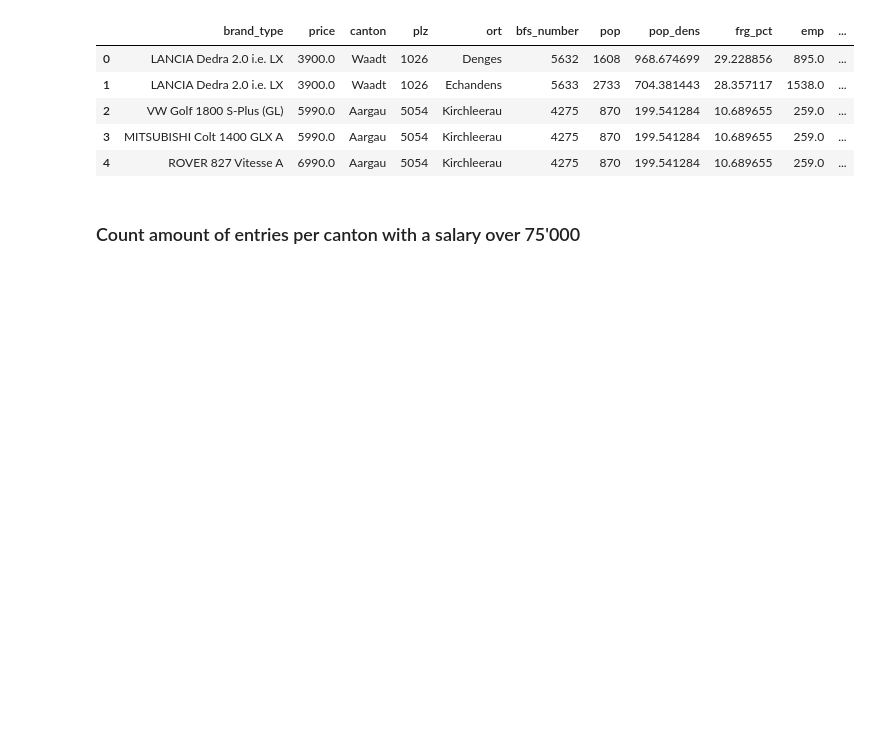
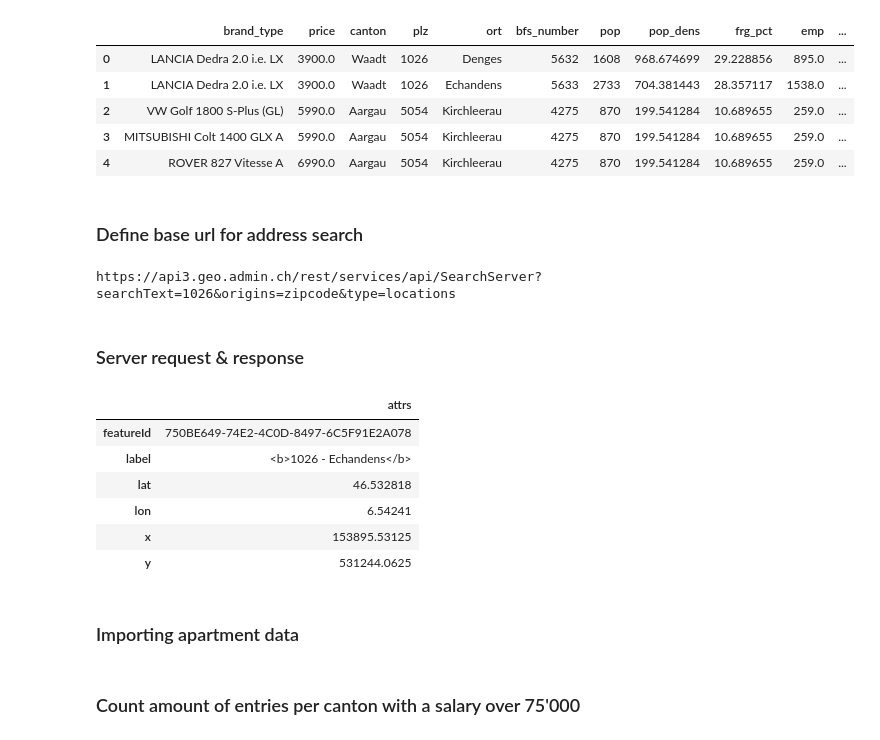
Before and after one commit to Sapdmsql/data_analytics_python_postgres, a Jupyter notebook: jupyter_postgres_db.ipynb, the cells around one changed output. Drawn from its saved outputs; the diff is of its cells as text; code cells hidden in the pictures; blank space fills up the shorter version.

```diff
--- a/jupyter_postgres_db.ipynb
+++ b/jupyter_postgres_db.ipynb
@@ -310,3 +313,44 @@ df_sub.head()
 | 2 | VW Golf 1800 S-Plus (GL) | 5990.0 | Aargau | 5054 | Kirchleerau | 4275 | 870 | 199.541284 | 10.689655 | 259.0 | ... |
 | 3 | MITSUBISHI Colt 1400 GLX A | 5990.0 | Aargau | 5054 | Kirchleerau | 4275 | 870 | 199.541284 | 10.689655 | 259.0 | ... |
 | 4 | ROVER 827 Vitesse A | 6990.0 | Aargau | 5054 | Kirchleerau | 4275 | 870 | 199.541284 | 10.689655 | 259.0 | ... |
+# %% [markdown]
+### Define base url for address search
+# %%
+# Define base url for address search
+base_url= "https://api3.geo.admin.ch/rest/services/api/SearchServer?"
+
+# Set up search parameters: address, origins and type
+parameters = {"searchText": "1026",
+              "origins": "zipcode",
+              "type": "locations",
+             }
+
+# Urllib.parse.urlencode turns parameters into url
+print(f"{base_url}{urllib.parse.urlencode(parameters)}")
+# %% [output]
+https://api3.geo.admin.ch/rest/services/api/SearchServer?searchText=1026&origins=zipcode&type=locations
+# %% [markdown]
+### Server request & response
+# %%
+# Server request
+r = requests.get(f"{base_url}{urllib.parse.urlencode(parameters)}")
+
+
+# Get data in json-format
+data = json.loads(r.content)
+data
+
+# Take only the first server response, convert to data frame with relevant infos
+#df = pd.DataFrame.from_dict(list(data.values())[0][0], orient='columns')
+df = pd.DataFrame.from_dict(list(data.values())[0][0], orient='columns')
+df.iloc[[1,4,5,6,11,12],:1]
+# %% [output]
+|  | attrs |
+| featureId | 750BE649-74E2-4C0D-8497-6C5F91E2A078 |
+| label | <b>1026 - Echandens</b> |
+| lat | 46.532818 |
+| lon | 6.54241 |
+| x | 153895.53125 |
+| y | 531244.0625 |
+# %% [markdown]
+### Importing apartment data
```
Also changed, not shown: parts of 2 cells of this notebook.
